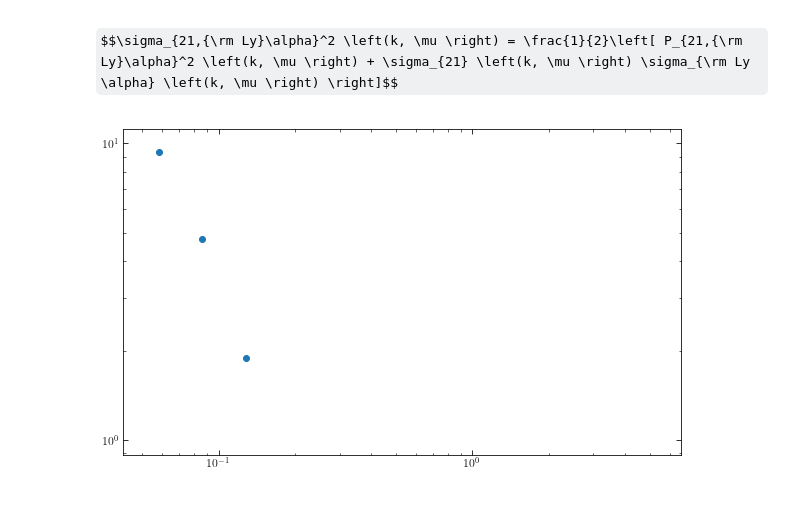
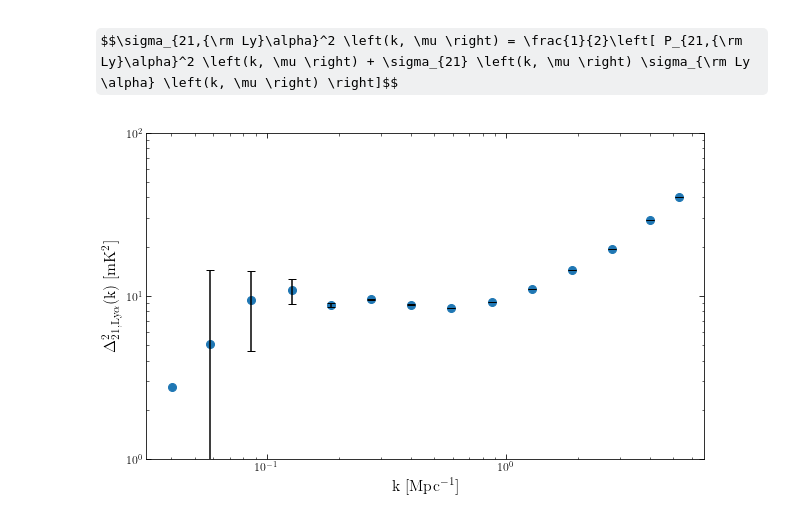
Before and after one commit to tacox5/Senior_Thesis, a Jupyter notebook: notebooks/Noise_Power_Spectrum.ipynb, the cells around one changed output. Cells and saved outputs as stored; diff of their text form; code cells hidden in the pictures; some formulas as TeX source.

```diff
--- a/notebooks/Noise_Power_Spectrum.ipynb
+++ b/notebooks/Noise_Power_Spectrum.ipynb
@@ -140,9 +133,13 @@ for i in np.arange(14):
     p_calc[i] = 1.0 / np.sum(sig_v[i1, i2].shape[0] / (sig_v[i1, i2].value))
 # %%
 plt.figure(figsize=(10,6))
-plt.scatter(k, k ** 3 / (2 * np.pi ** 2) * p_calc)
+plt.errorbar(k, ps, yerr = k ** 3 / (2 * np.pi ** 2) * p_calc, fmt = 'o',
+             ecolor = 'black', barsabove = True, markersize=8, capsize=4)
 plt.xscale('log')
 plt.yscale('log')
+plt.ylim([1, 1e2])
+plt.xlabel('k [Mpc$^{-1}$]', fontsize = 16)
+plt.ylabel(r'$\Delta^2_{21,\rm{Ly} \alpha} (\rm k)$ [mK$^2$]', fontsize = 16)
 plt.show()
 # %% [output]
-[figure, old version]
+[figure, new version]
```
Also changed, not shown: parts of 4 cells of this notebook, 39 other files.
